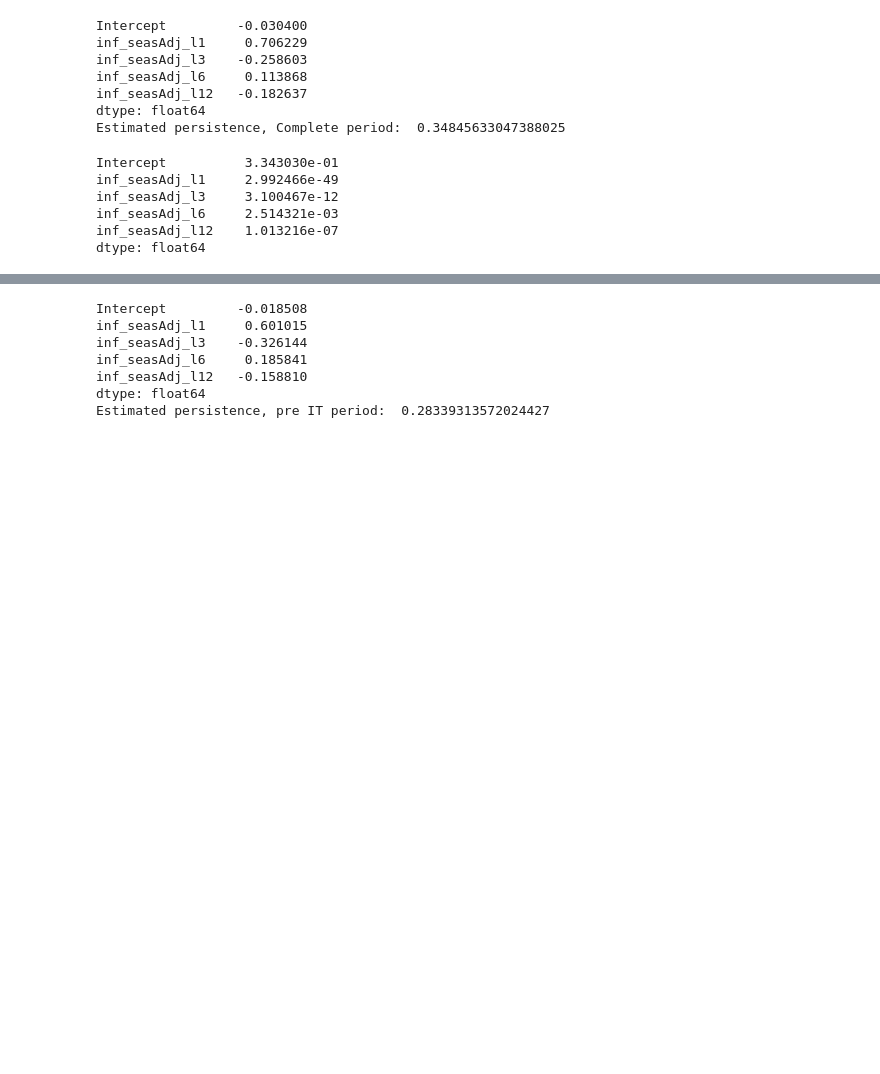
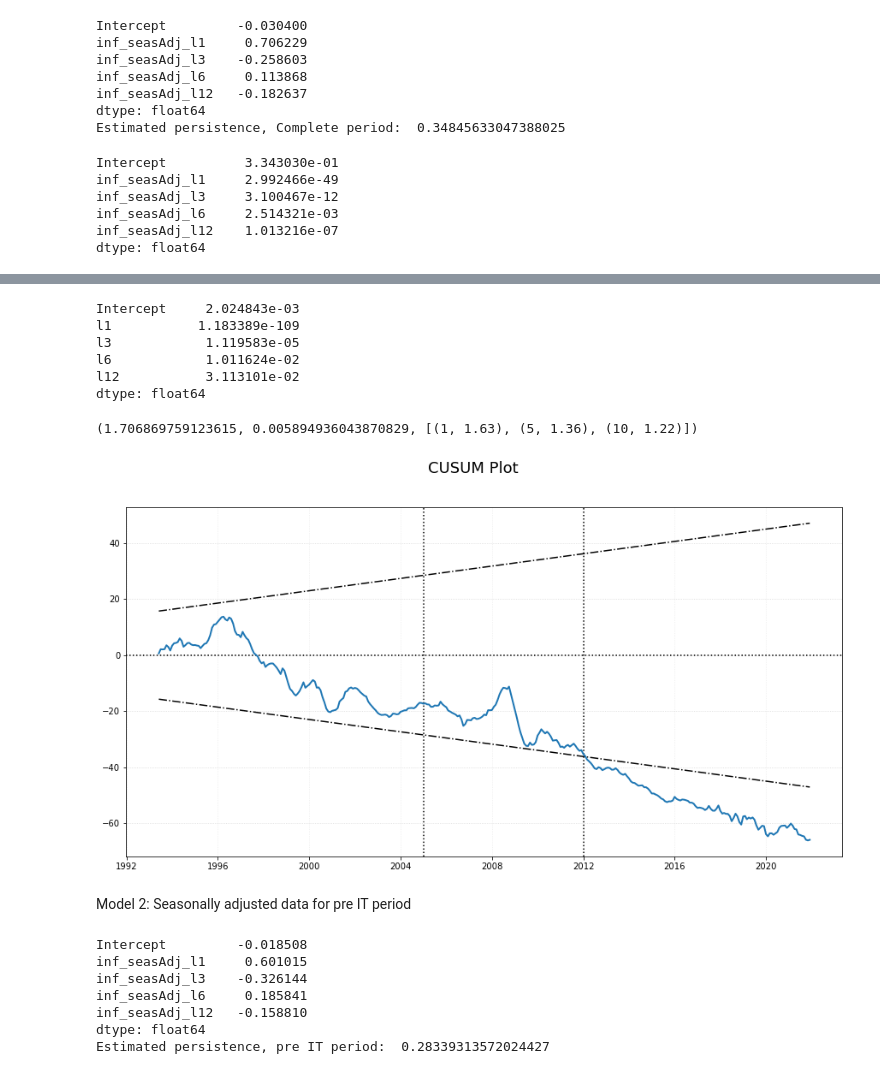
Before and after one commit to Marianojgm86/GARCH-CODES, a Jupyter notebook: modelling_seasAdj.ipynb, the cells around one changed output, grey strips where cells are left out. Cells and saved outputs as stored; diff of their text form; code cells hidden in the pictures; blank space fills up the shorter version.

```diff
--- a/modelling_seasAdj.ipynb
+++ b/modelling_seasAdj.ipynb
@@ -154,0 +219,5 @@ dtype: float64
+# %%
+# Whole Period
+mod1_1B = smf.ols(formula='v_cpi ~ l1 + l3 + l6 + l12', data=simdf2).fit()
+print(mod1_1B.params)
+print('Estimated persistence, Complete period: ',mod1_1B.params.sum())
@@ -155,3 +232,39 @@ dtype: float64
+# %%
+mod1_1B.pvalues
+# All lags significant
+# %% [output]
+Intercept     2.024843e-03
+l1           1.183389e-109
+l3            1.119583e-05
+l6            1.011624e-02
+l12           3.113101e-02
+dtype: float64
+# %%
+# Probability of observing the data under the null hypothesis of no structural change,
+#  based on asymptotic distribution which is a Brownian Bridge
+recres = recursive_olsresiduals(mod1_1B, alpha=0.90)
+
+breaks_cusumolsresid(mod1_1B.resid)
+# We reject the null hypothesis of no structural change.
+# %% [output]
+(1.706869759123615, 0.005894936043870829, [(1, 1.63), (5, 1.36), (10, 1.22)])
+# %%
+# CUSUM plot
+plt.figure(figsize=(15,7.5))
+plt.plot(pd.Series(recres[6][1],index=simdf.index[5:]),color='black', linestyle='-.')
+plt.plot(pd.Series(recres[6][0],index=simdf.index[5:]),color='black', linestyle='-.')
+plt.axhline(y=0, color='black', linestyle=':')
+plt.axvline(x=pd.to_datetime('2005-01-01'), color='black', linestyle=':')
+plt.axvline(x=pd.to_datetime('2012-01-01'), color='black', linestyle=':')
+plt.plot(pd.Series(recres[5][1:],index=simdf.index[5:]), linewidth=2)
+plt.suptitle('CUSUM Plot', fontsize=18)
+plt.grid(axis='y', alpha=0.5, linestyle=':')
+plt.grid(axis='x', alpha=0.25, linestyle=':')
+plt.show()
+# %% [output]
+[figure, added]
+# %% [markdown]
+Model 2: Seasonally adjusted data for pre IT period
 # %%
 # Pre IT Period
 mod1_2 = smf.ols(formula='inf_seasAdj ~ inf_seasAdj_l1 + inf_seasAdj_l3 + inf_seasAdj_l6+ inf_seasAdj_l12', data=predf).fit()
```
Also changed, not shown: parts of 31 cells of this notebook, 4 other files.
